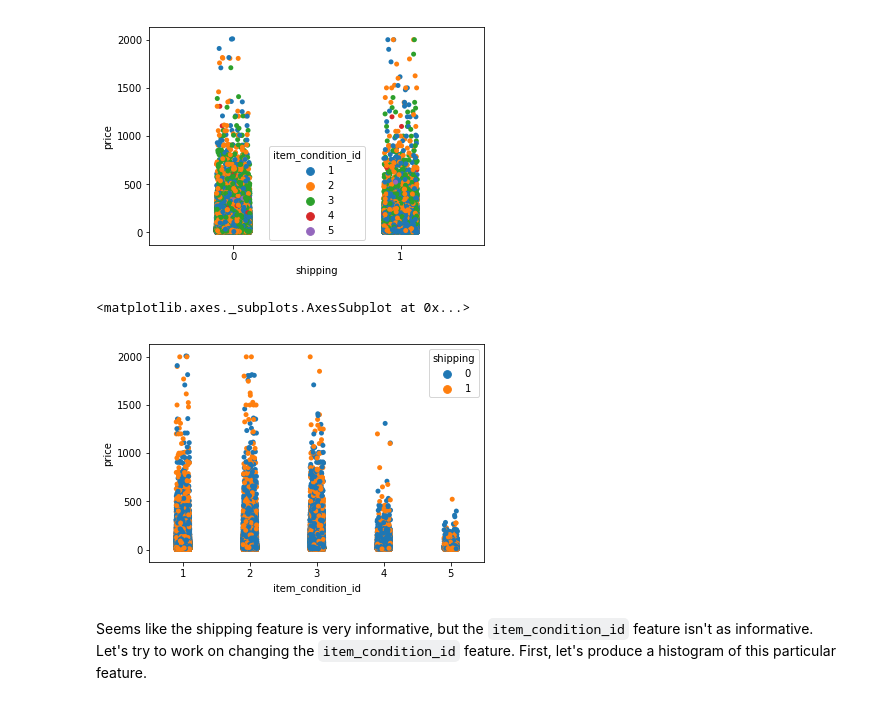
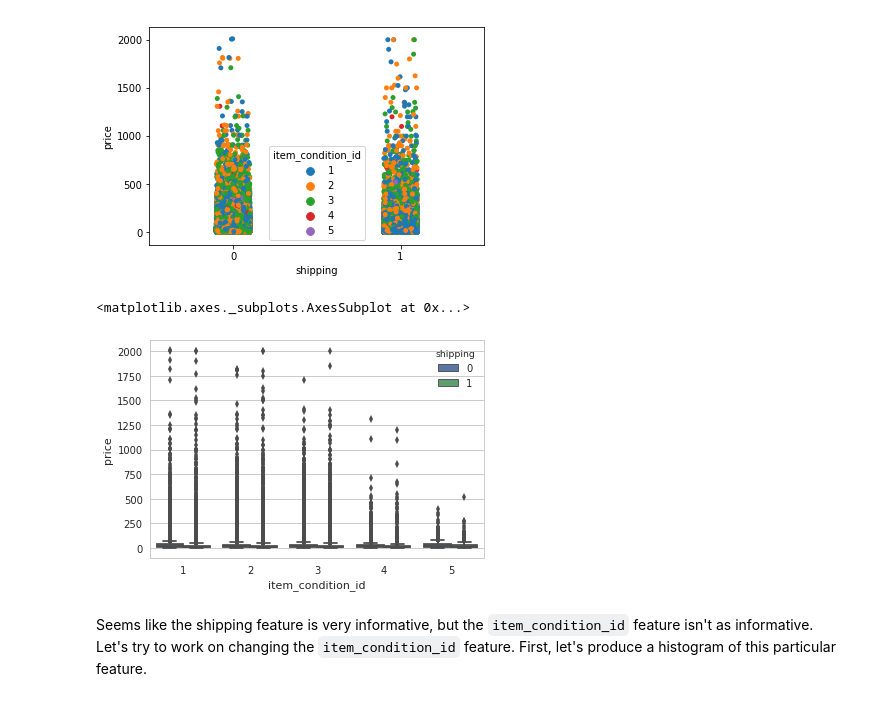
Before and after one commit to tralpha/mercari, a Jupyter notebook: kernel.ipynb, the cells around one changed output. Cells and saved outputs as stored; diff of their text form; code cells hidden in the pictures.

Commit message:
Make boxplot of item condition id and shipping

```diff
--- a/kernel.ipynb
+++ b/kernel.ipynb
@@ -6,6 +6,7 @@ from sklearn.model_selection import train_test_split
 from kernel import Evaluator
 import seaborn as sns
 import matplotlib.pyplot as plt
+sns.set(style="whitegrid", color_codes=True)
 %matplotlib inline
 # %%
 print('Loading Dataset...')
@@ -78,11 +79,11 @@ sns.stripplot(x=S_train['shipping'], y=y_train['price'], hue=S_train['item_condi
 [figure]
 # %%
 # Plot relationship between Item Condition and Price, and Jitter it.
-sns.stripplot(x=S_train['item_condition_id'], y=y_train['price'], hue=S_train['shipping'], jitter=True)
-sns.box(x=S_train['item_condition_id'], y=y_train['price'], hue=S_train['shipping'])
+# sns.stripplot(x=S_train['item_condition_id'], y=y_train['price'], hue=S_train['shipping'], jitter=True)
+sns.boxplot(x=S_train['item_condition_id'], y=np.log1py_train['price'], hue=S_train['shipping'])
 # %% [output]
 <matplotlib.axes._subplots.AxesSubplot at 0x...>
-[figure, old version]
+[figure, new version]
 # %% [markdown]
 Seems like the shipping feature is very informative, but the `item_condition_id` feature isn't as informative. Let's try to work on changing the `item_condition_id` feature. First, let's produce a histogram of this particular feature.
 # %%
```
Also changed, not shown: parts of 6 cells of this notebook.
